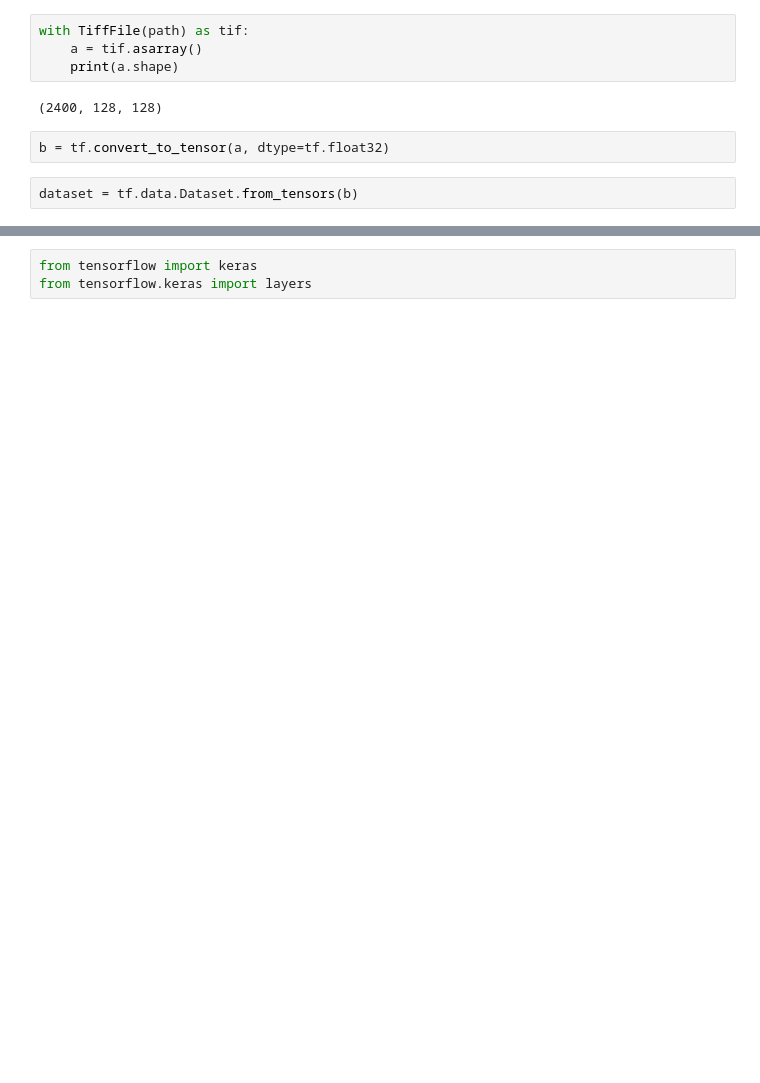
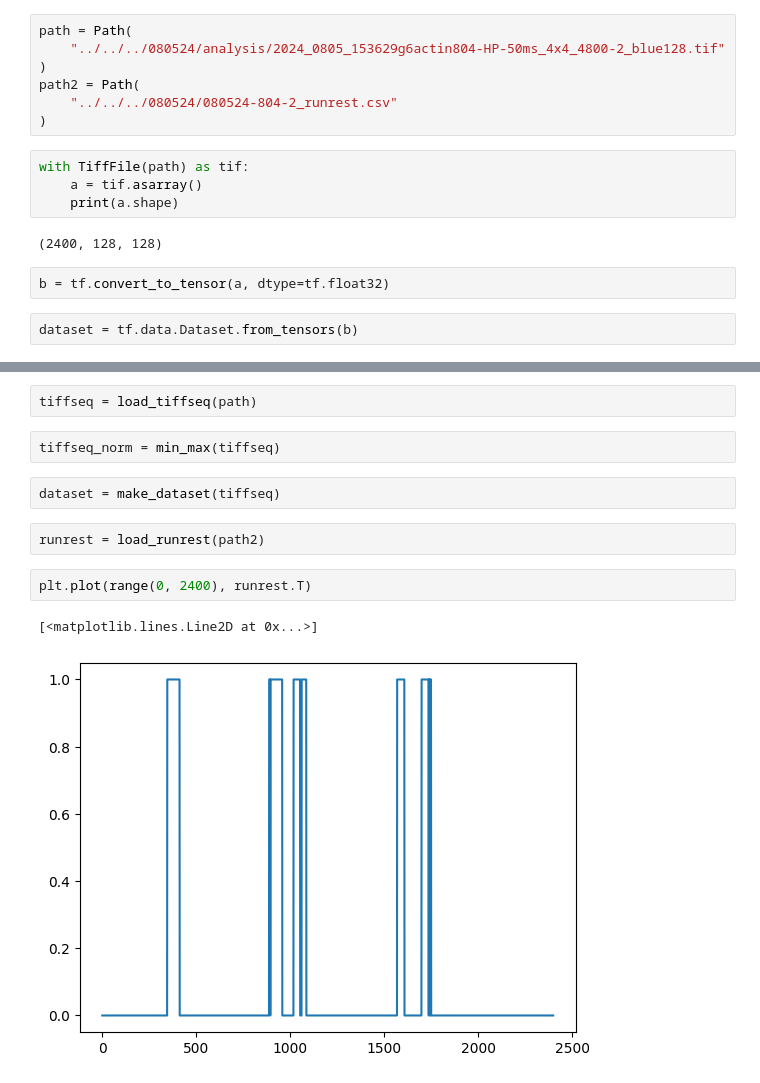
Before and after one commit to mbyamaguchi/neuro-wfca, a Jupyter notebook: experimental/e1.ipynb, the cells around one changed output, grey strips where cells are left out. Drawn from its saved outputs; the diff is of its cells as text; blank space fills up the shorter version.

```diff
--- a/experimental/e1.ipynb
+++ b/experimental/e1.ipynb
@@ -10,3 +6,10 @@ path = Path(
+# %%
+path = Path(
+    "../../../080524/analysis/2024_0805_153629g6actin804-HP-50ms_4x4_4800-2_blue128.tif"
+)
+path2 = Path(
+    "../../../080524/080524-804-2_runrest.csv"
+)
 # %%
 with TiffFile(path) as tif:
     a = tif.asarray()
@@ -82,3 +66,13 @@ runrest = load_runrest("../../../080524/080524-804-1_runrest.csv")
-# %%
-from tensorflow import keras
-from tensorflow.keras import layers
+# %%
+tiffseq = load_tiffseq(path)
+# %%
+tiffseq_norm = min_max(tiffseq)
+# %%
+dataset = make_dataset(tiffseq)
+# %%
+runrest = load_runrest(path2)
+# %%
+plt.plot(range(0, 2400), runrest.T)
+# %% [output]
+[<matplotlib.lines.Line2D at 0x...>]
+[figure, added]
```
Also changed, not shown: parts of 17 cells of this notebook.
